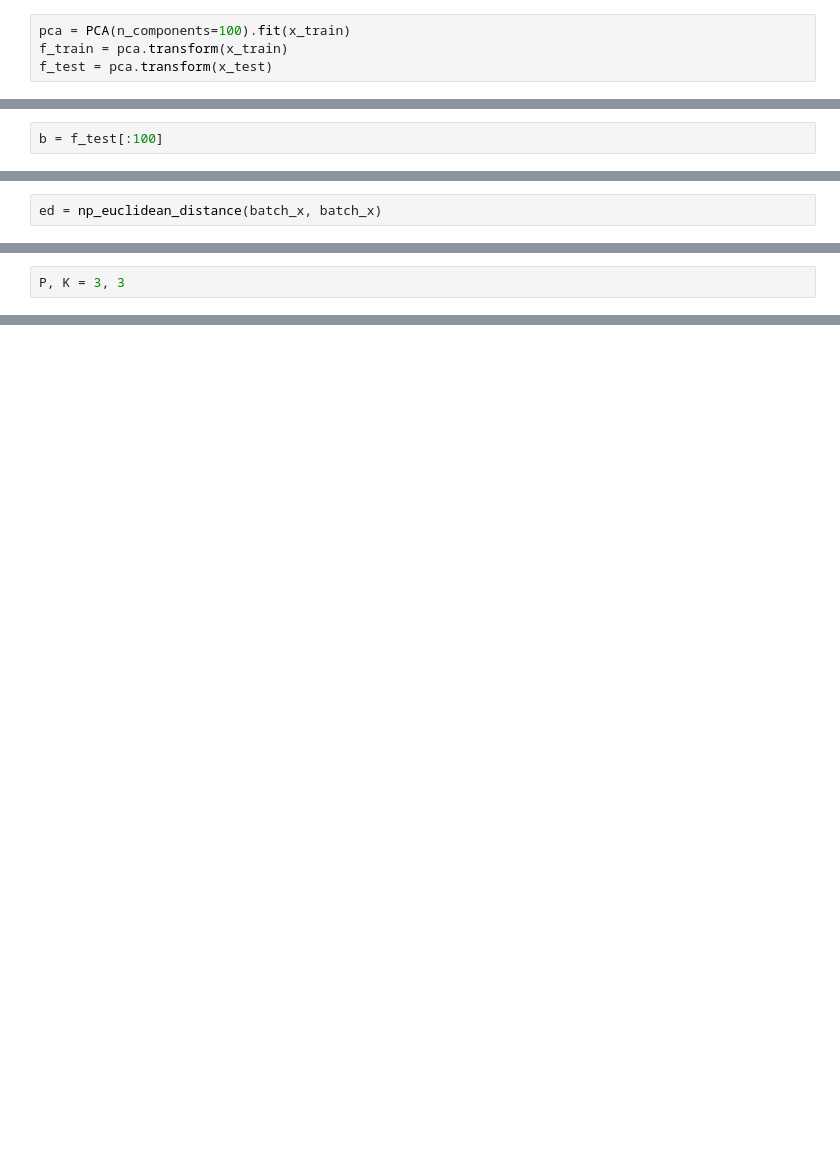
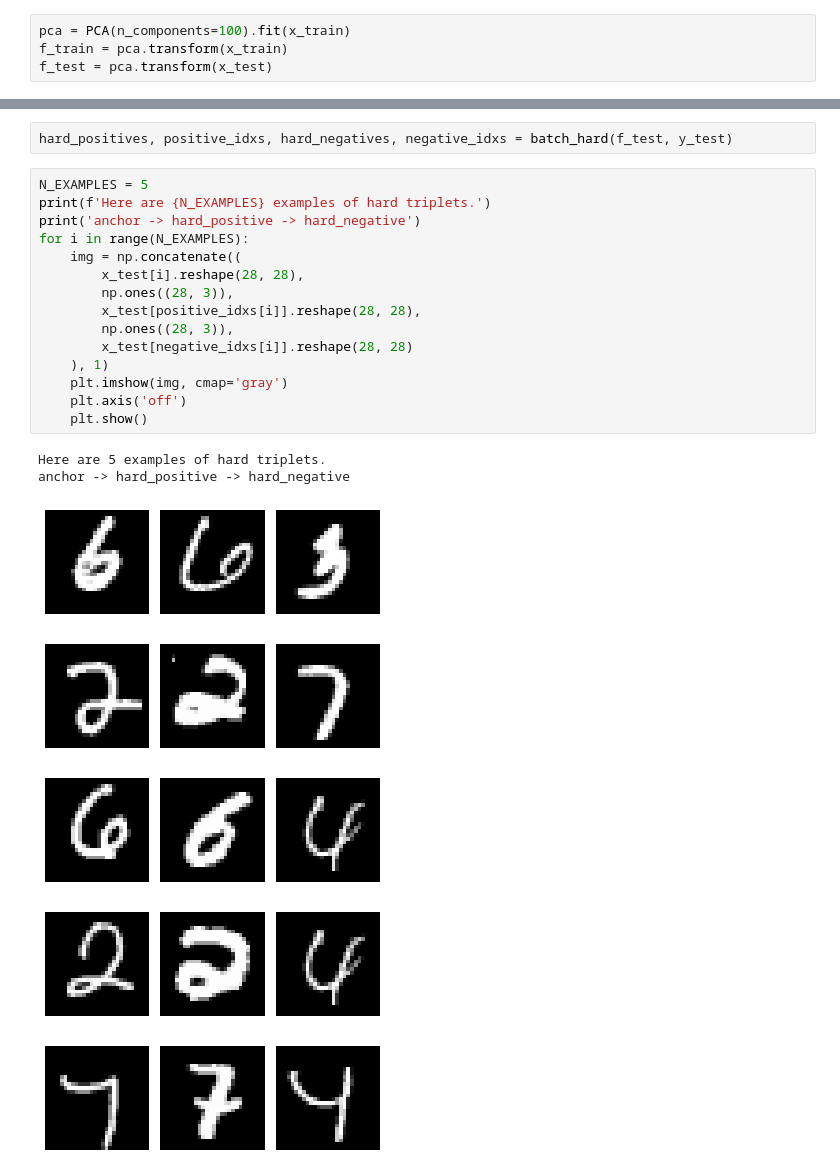
Before and after one commit to yashenkoxciv/ultimate-triplets, a Jupyter notebook: examples/mnist.ipynb, the cells around one changed output, grey strips where cells are left out. Cells and saved outputs as stored; diff of their text form; blank space fills up the shorter version.

```diff
--- a/examples/mnist.ipynb
+++ b/examples/mnist.ipynb
@@ -102,2 +73,0 @@ def batch_each_n(xs, ys, n):
-# %%
-b = f_test[:100]
@@ -120,2 +73,0 @@ batch_x, batch_y = batch_each_n(f_test, y_test, 10, 5)
-# %%
-ed = np_euclidean_distance(batch_x, batch_x)
@@ -128,2 +73,0 @@ ed4.shape
-# %%
-P, K = 3, 3
@@ -129,0 +119,25 @@ P, K = 3, 3
+# %%
+hard_positives, positive_idxs, hard_negatives, negative_idxs = batch_hard(f_test, y_test)
+# %%
+N_EXAMPLES = 5
+print(f'Here are {N_EXAMPLES} examples of hard triplets.')
+print('anchor -> hard_positive -> hard_negative')
+for i in range(N_EXAMPLES):
+    img = np.concatenate((
+        x_test[i].reshape(28, 28),
+        np.ones((28, 3)),
+        x_test[positive_idxs[i]].reshape(28, 28),
+        np.ones((28, 3)),
+        x_test[negative_idxs[i]].reshape(28, 28)
+    ), 1)
+    plt.imshow(img, cmap='gray')
+    plt.axis('off')
+    plt.show()
+# %% [output]
+Here are 5 examples of hard triplets.
+anchor -> hard_positive -> hard_negative
+[figure, added]
+[figure, added]
+[figure, added]
+[figure, added]
+[figure, added]
```
Also changed, not shown: parts of 12 cells of this notebook, 5 other files.
